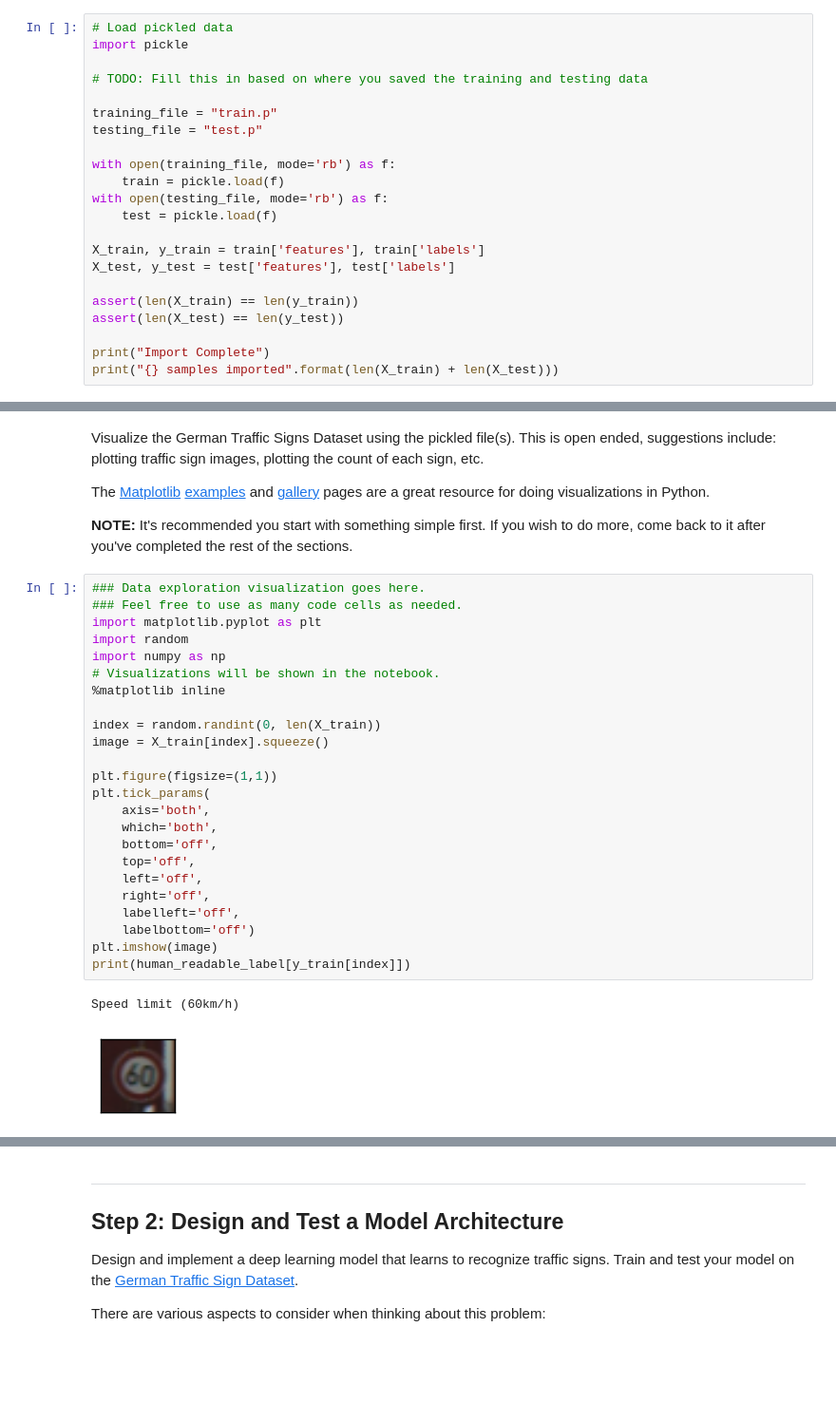
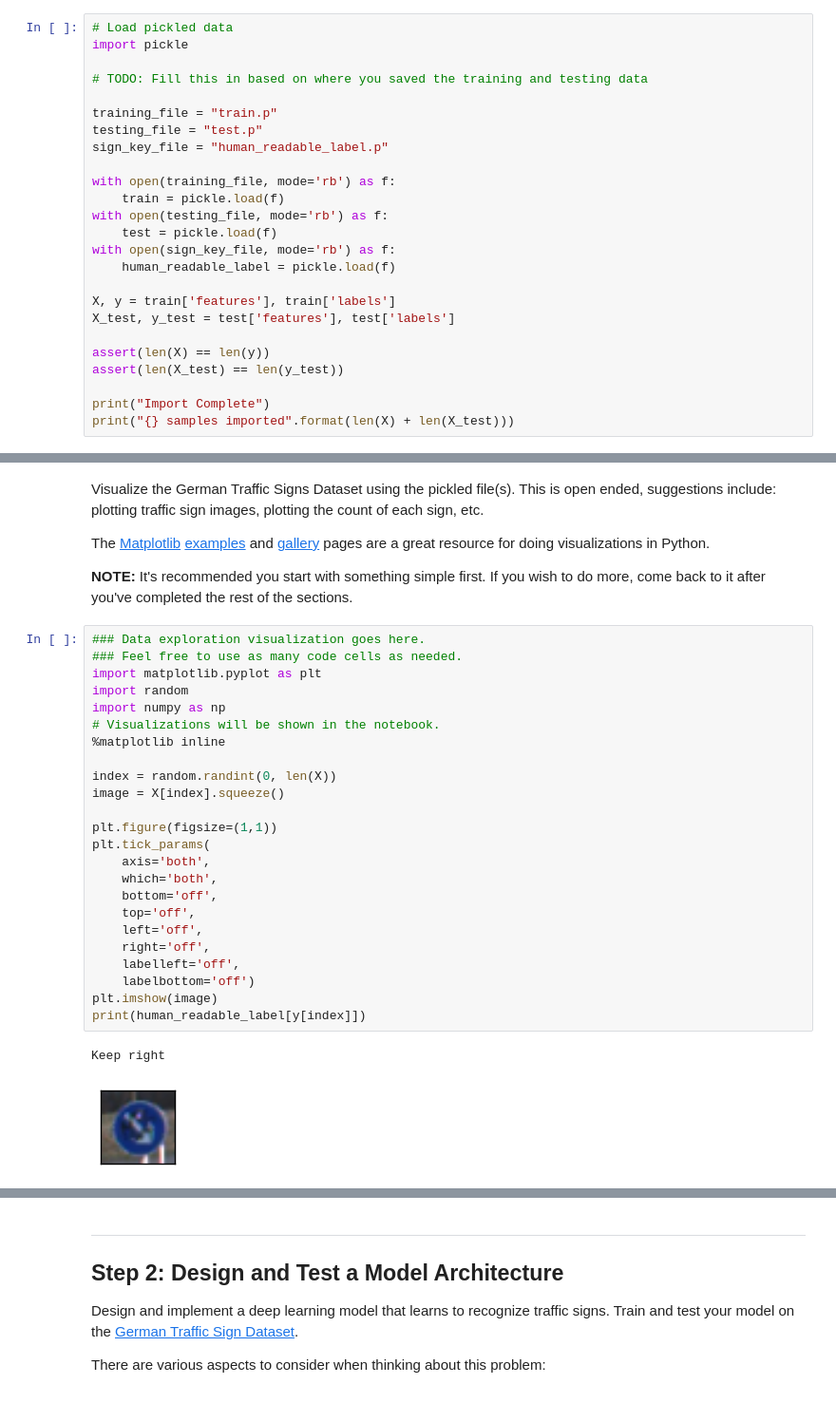
Before and after one commit to racersmith/Traffic-Sign-Classification, a Jupyter notebook: Traffic_Sign_Classifier.ipynb, the cells around one changed output, grey strips where cells are left out. Shown at 95% size. Saved outputs shown, nothing was run; the diff lists cells and outputs as text; blank space fills up the shorter version.

```diff
--- a/Traffic_Sign_Classifier.ipynb
+++ b/Traffic_Sign_Classifier.ipynb
@@ -21,20 +21,23 @@ import pickle
 
 training_file = "train.p"
 testing_file = "test.p"
+sign_key_file = "human_readable_label.p"
 
 with open(training_file, mode='rb') as f:
     train = pickle.load(f)
 with open(testing_file, mode='rb') as f:
     test = pickle.load(f)
+with open(sign_key_file, mode='rb') as f:
+    human_readable_label = pickle.load(f)
 
-X_train, y_train = train['features'], train['labels']
+X, y = train['features'], train['labels']
 X_test, y_test = test['features'], test['labels']
 
-assert(len(X_train) == len(y_train))
+assert(len(X) == len(y))
 assert(len(X_test) == len(y_test))
 
 print("Import Complete")
-print("{} samples imported".format(len(X_train) + len(X_test)))
+print("{} samples imported".format(len(X) + len(X_test)))
 # %% [output]
 Import Complete
 51839 samples imported
@@ -132,27 +87,27 @@ The [Matplotlib](http://matplotlib.org/) [examples](http://matplotlib.org/exampl
 # %%
 ### Data exploration visualization goes here.
 ### Feel free to use as many code cells as needed.
 import matplotlib.pyplot as plt
 import random
 import numpy as np
 # Visualizations will be shown in the notebook.
 %matplotlib inline
 
-index = random.randint(0, len(X_train))
-image = X_train[index].squeeze()
+index = random.randint(0, len(X))
+image = X[index].squeeze()
 
 plt.figure(figsize=(1,1))
 plt.tick_params(
     axis='both',
     which='both',
     bottom='off',
     top='off',
     left='off',
     right='off',
     labelleft='off',
     labelbottom='off')
 plt.imshow(image)
-print(human_readable_label[y_train[index]])
+print(human_readable_label[y[index]])
 # %% [output]
-Speed limit (60km/h)
+Keep right
-[figure, old version]
+[figure, new version]
```
Also changed, not shown: parts of 17 cells of this notebook.
